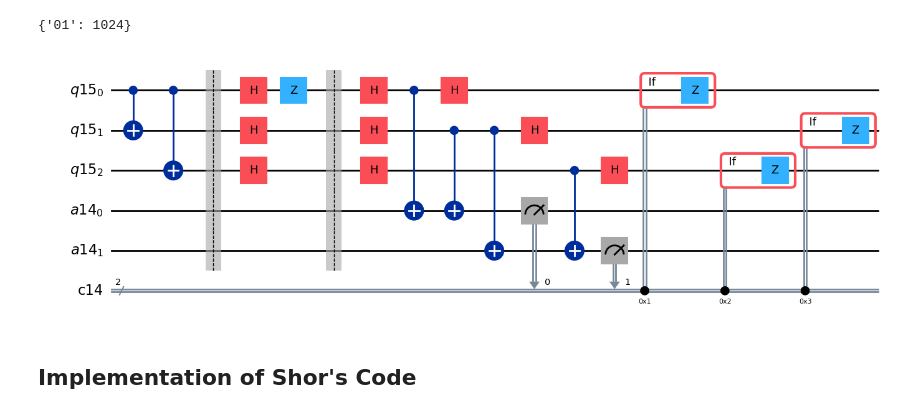
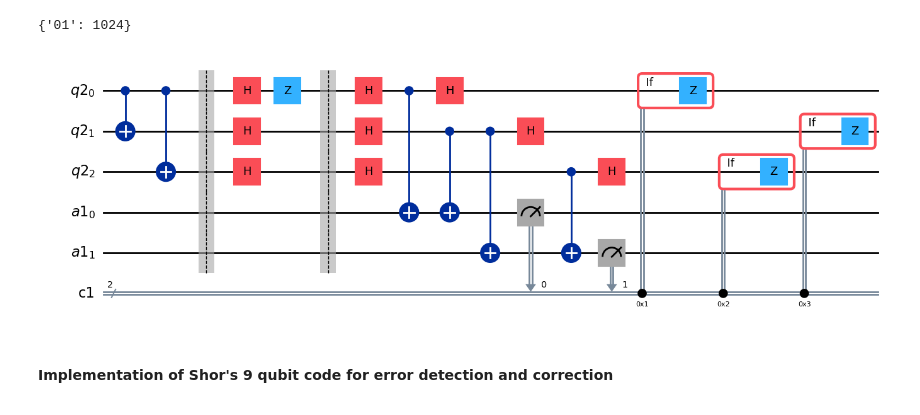
Before and after one commit to vigneshwari311/Foundations-of-QC, a Jupyter notebook: quantum_algorithms/shor's_code.ipynb, the cells around one changed output. Saved outputs shown, nothing was run; the diff lists cells and outputs as text; code cells hidden in the pictures.

```diff
--- a/quantum_algorithms/shor's_code.ipynb
+++ b/quantum_algorithms/shor's_code.ipynb
@@ -82,8 +80,8 @@ print(counts)
 # %% [output]
 {'01': 1024}
 # %%
-qc.draw('mpl')
+qc_p.draw('mpl')
 # %% [output]
-[figure, old version]
+[figure, new version]
 # %% [markdown]
-## **Implementation of Shor's Code**
+#### **Implementation of Shor's 9 qubit code for error detection and correction**
```
Also changed, not shown: parts of 7 cells of this notebook, 2 other files.
